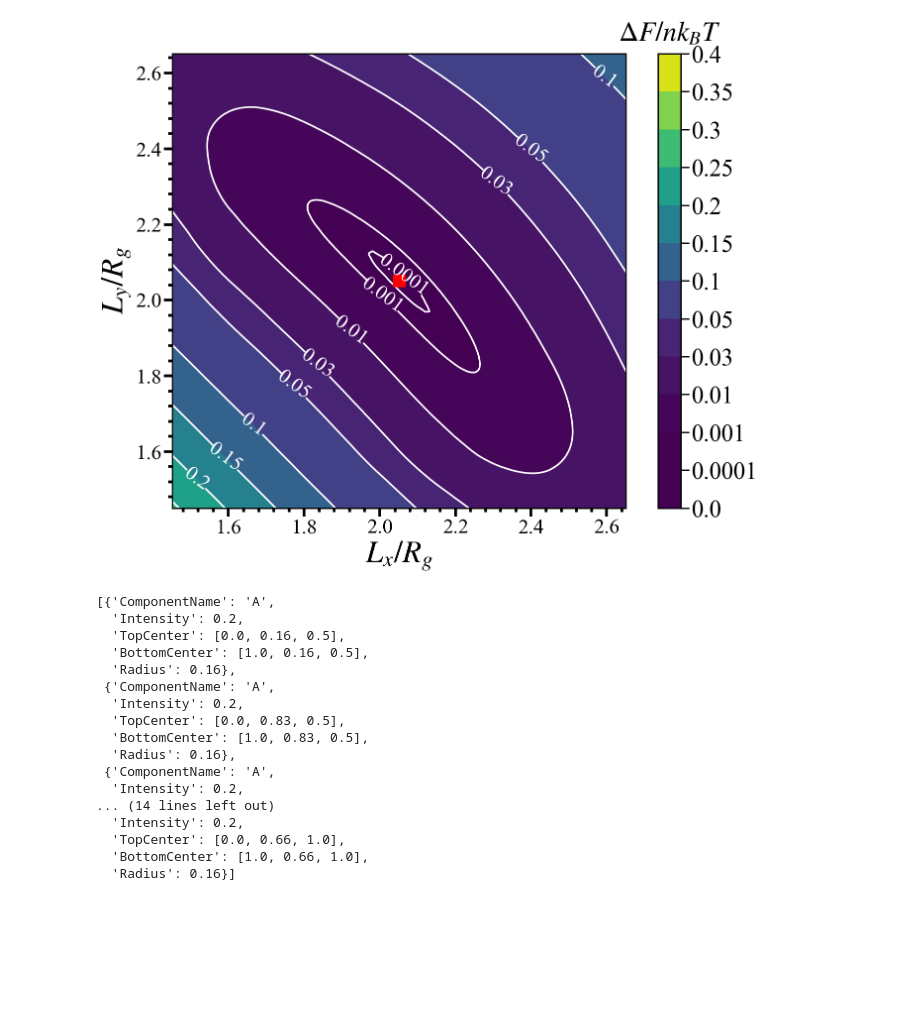
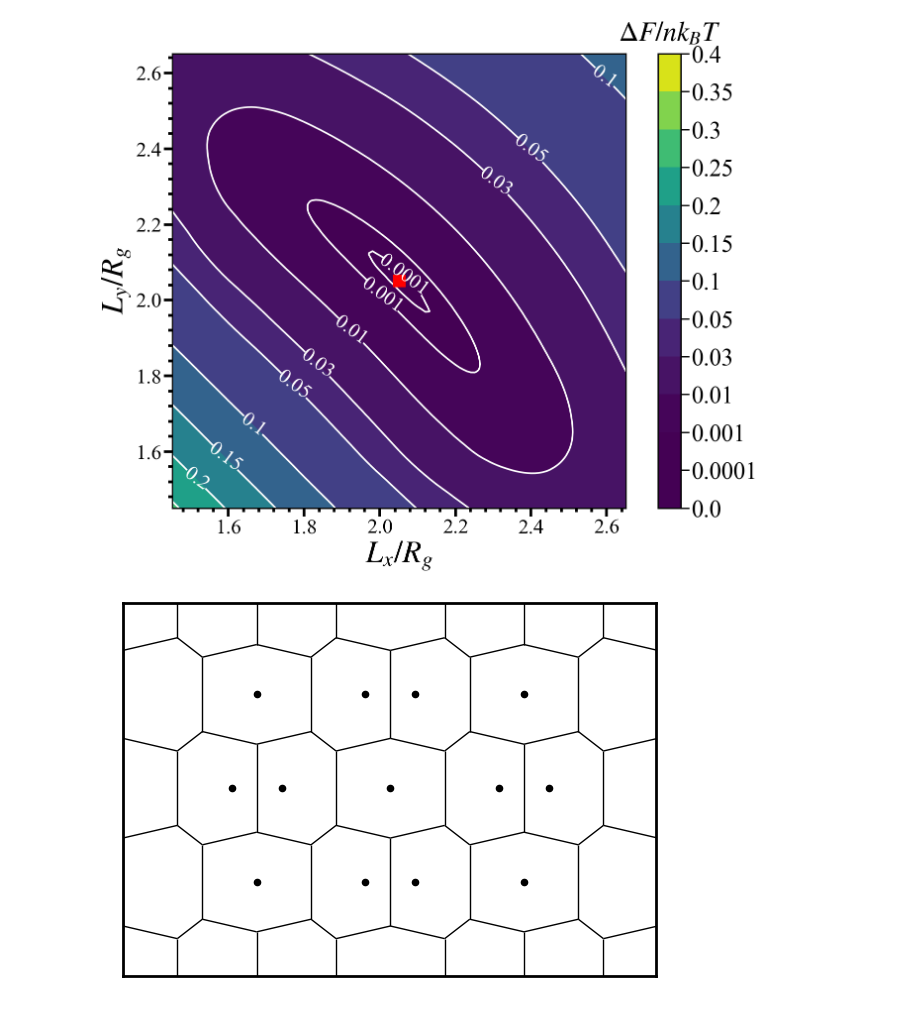
Before and after one commit to KangruiYuan/SimuBox, a Jupyter notebook: demo/base.ipynb, the cells around one changed output. Drawn from its saved outputs; the diff is of its cells as text; code cells hidden in the pictures; blank space fills up the shorter version.

```diff
--- a/demo/base.ipynb
+++ b/demo/base.ipynb
@@ -58,24 +67,12 @@ free energy mat shape: (121, 121)
 level:  0.001 面积： 0.06137515901403393 周长： 1.330240638309082 IQ:  0.435855039600947
 level:  0.01 面积： 0.41225182669873345 周长： 2.8725683813453373 IQ:  0.6278150190956073
 [figure]
-# %%
-from src import PhaseInit
-PhaseInit.AB['C3']
-# %% [output]
-[{'ComponentName': 'A',
-  'Intensity': 0.2,
-  'TopCenter': [0.0, 0.16, 0.5],
-  'BottomCenter': [1.0, 0.16, 0.5],
-  'Radius': 0.16},
- {'ComponentName': 'A',
-  'Intensity': 0.2,
-  'TopCenter': [0.0, 0.83, 0.5],
-  'BottomCenter': [1.0, 0.83, 0.5],
-  'Radius': 0.16},
- {'ComponentName': 'A',
-  'Intensity': 0.2,
-... (14 lines left out)
-  'Intensity': 0.2,
-  'TopCenter': [0.0, 0.66, 1.0],
-  'BottomCenter': [1.0, 0.66, 1.0],
-  'Radius': 0.16}]
+# %%
+from src import VoronoiCell
+import matplotlib.pyplot as plt
+
+vc = VoronoiCell('./datasets/Vori/')
+vc.collect()
+vc.Voronoi(vc.phi0[1, :, :])
+# %% [output]
+[figure, added]
```
Also changed, not shown: parts of 5 cells of this notebook, 12 other files.
